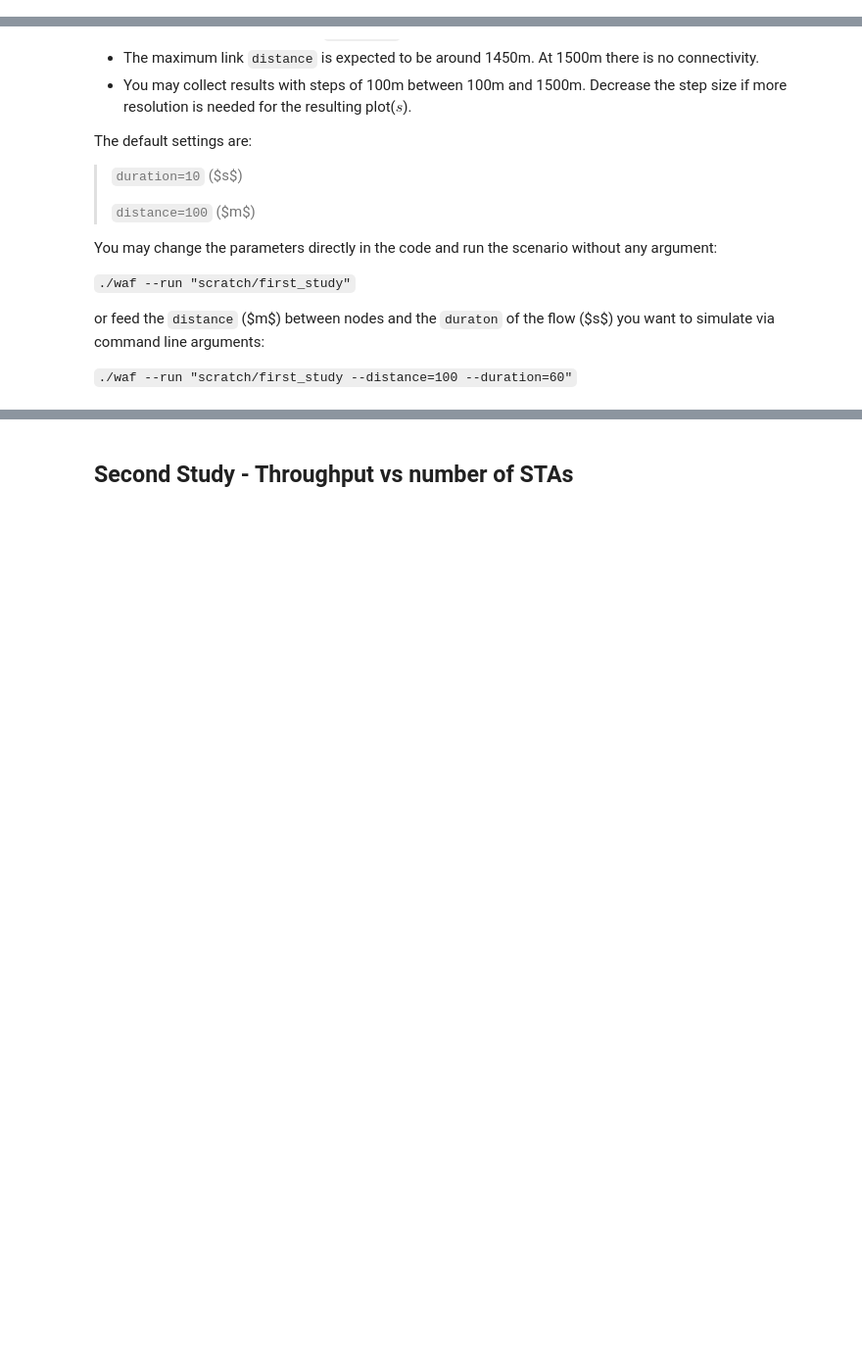
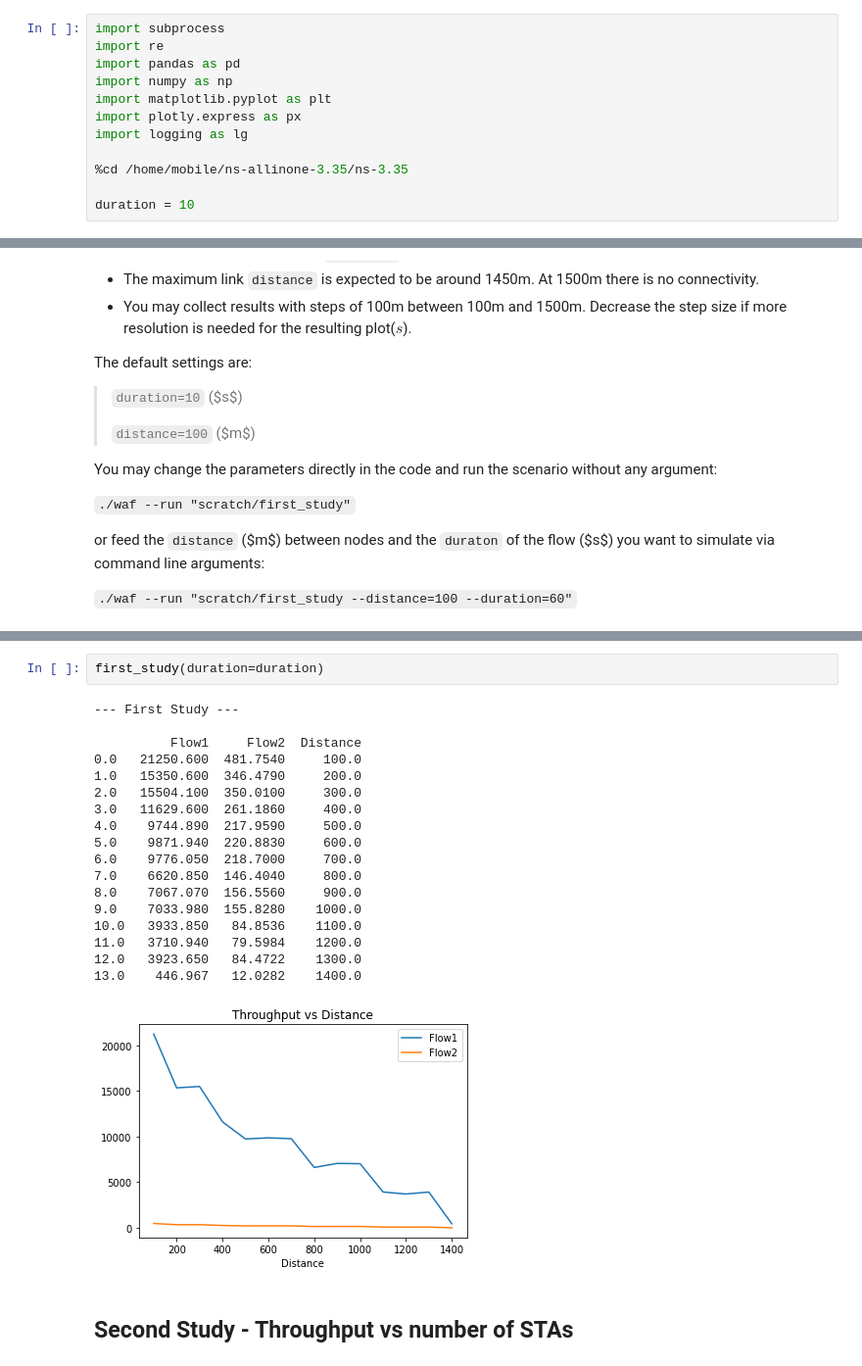
Before and after one commit to martinhofigueiredo/COMO, a Jupyter notebook: Lab4/Lab4.ipynb, the cells around one changed output, grey strips where cells are left out. Shown: that part at 98% size. Saved outputs shown, nothing was run; the diff lists cells and outputs as text; blank space fills up the shorter version.

```diff
--- a/Lab4/Lab4.ipynb
+++ b/Lab4/Lab4.ipynb
@@ -23,3 +23,15 @@ using discrete event simulation techniques
 - Look at the ns-3 modules related to our course:
     - network, applications, wifi, propagation, mobility
 - Start your study by using the provided examples
+# %%
+import subprocess
+import re
+import pandas as pd
+import numpy as np
+import matplotlib.pyplot as plt
+import plotly.express as px
+import logging as lg
+
+%cd /home/mobile/ns-allinone-3.35/ns-3.35
+
+duration = 10
@@ -121,3 +110,24 @@ Throughput Results:
+# %%
+first_study(duration=duration)
+# %% [output]
+--- First Study ---
+
+          Flow1     Flow2  Distance
+0.0   21250.600  481.7540     100.0
+1.0   15350.600  346.4790     200.0
+2.0   15504.100  350.0100     300.0
+3.0   11629.600  261.1860     400.0
+4.0    9744.890  217.9590     500.0
+5.0    9871.940  220.8830     600.0
+6.0    9776.050  218.7000     700.0
+7.0    6620.850  146.4040     800.0
+8.0    7067.070  156.5560     900.0
+9.0    7033.980  155.8280    1000.0
+10.0   3933.850   84.8536    1100.0
+11.0   3710.940   79.5984    1200.0
+12.0   3923.650   84.4722    1300.0
+13.0    446.967   12.0282    1400.0
+[figure, added]
 # %% [markdown]
 ## __Second Study - Throughput vs number of STAs__
 # %% [markdown]
```
Also changed, not shown: parts of 8 cells of this notebook.
